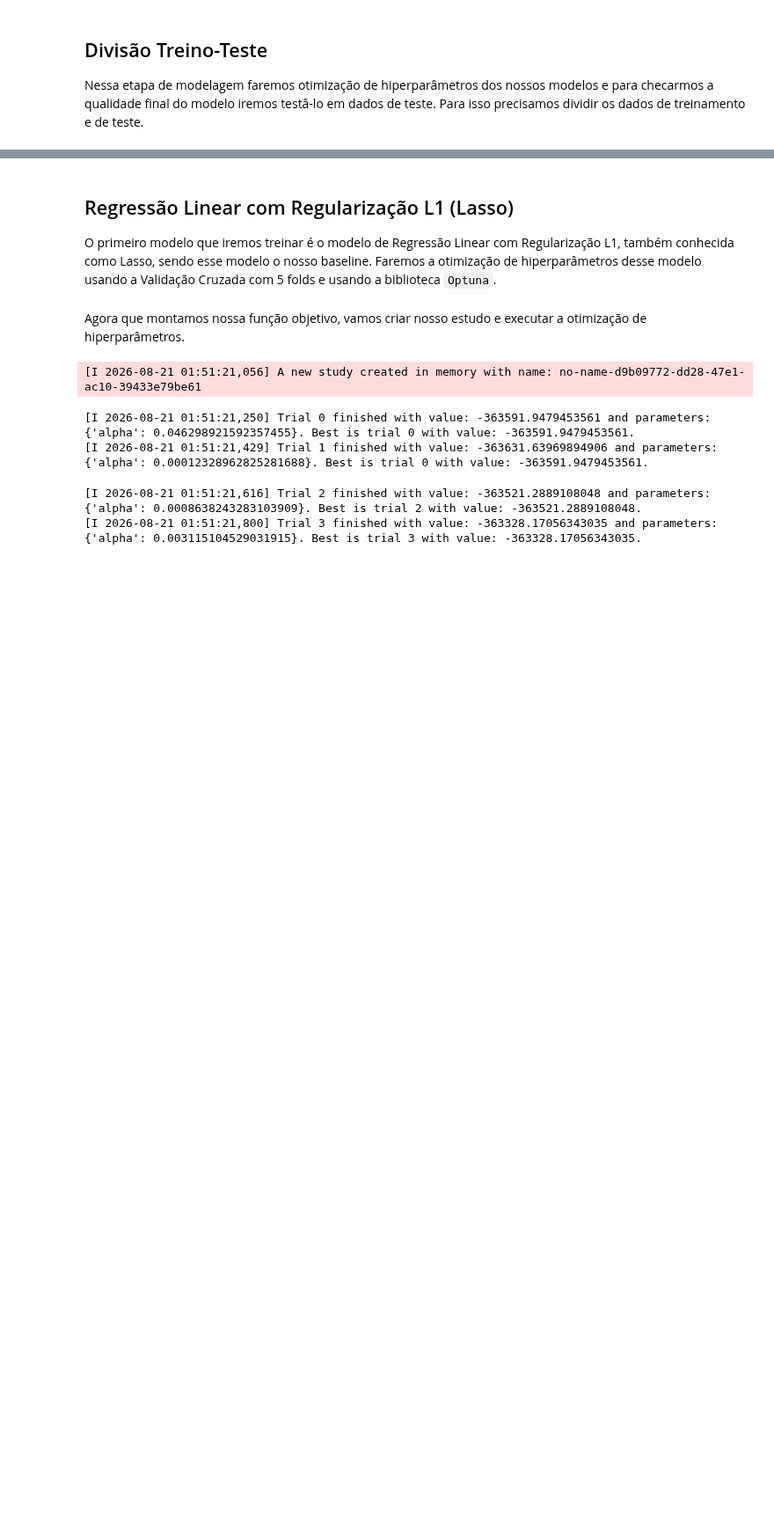
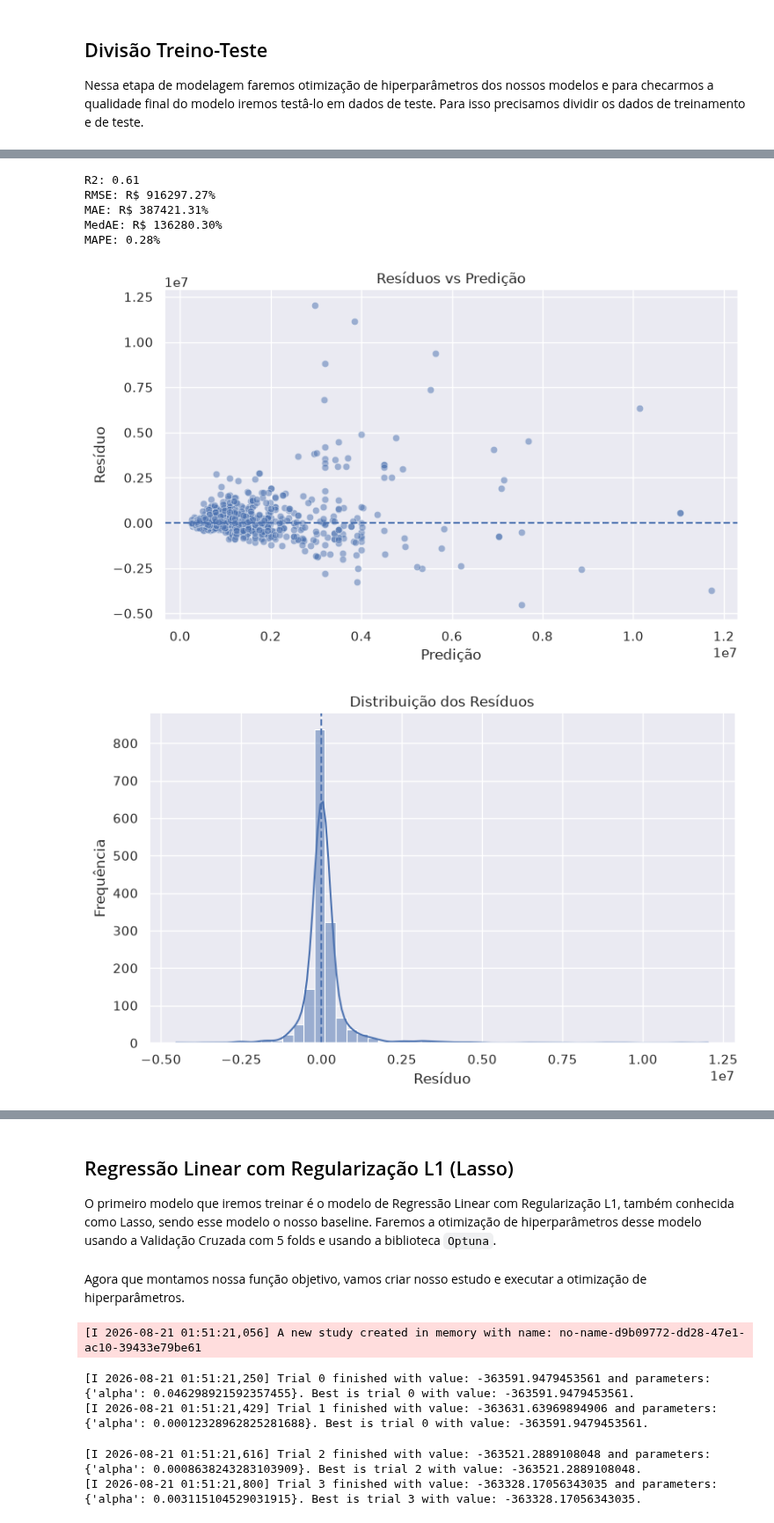
Before and after one commit to gauloish/meu-ape, a Jupyter notebook: notebooks/05_modeling.ipynb, the cells around one changed output, grey strips where cells are left out. Shown at 88% size. Drawn from its saved outputs; the diff is of its cells as text; code cells hidden in the pictures; blank space fills up the shorter version.

Commit message:
feat: improve hyperparameter optimisation and error/residual analysis

```diff
--- a/notebooks/05_modeling.ipynb
+++ b/notebooks/05_modeling.ipynb
@@ -15,6 +19,8 @@ import pandas as pd
 Agora, vamos carregar o dataset.
 # %%
 df = pd.read_parquet("../data/processed/03_processed.parquet")
+# %%
+df = df.convert_dtypes()
 # %%
 df.info()
 # %% [output]
@@ -65,6 +71,6 @@ random_state = 1667
 X_train, X_test, y_train, y_test = train_test_split(
     X,
     y,
-    train_size=0.7,
+    train_size=0.8,
     random_state=random_state,
 )
@@ -70,0 +478,27 @@ X_train, X_test, y_train, y_test = train_test_split(
+# %%
+discrete_columns = ["quartos", "banheiros", "vagas"]
+
+continuous_columns = (X_train
+    .drop(discrete_columns, axis="columns")
+    .select_dtypes(include=["Int64", "Float64"])
+    .columns
+    .to_list()
+)
+
+ordinal_columns = (X_train
+    .select_dtypes(include=["category"])
+    .columns
+    .to_list()
+)
+
+categorical_columns = (X_train
+    .select_dtypes(include="string")
+    .columns
+    .to_list()
+)
+
+boolean_columns = (X_train
+    .select_dtypes(include="boolean")
+    .columns
+    .to_list()
+)
@@ -70,0 +602,6 @@ X_train, X_test, y_train, y_test = train_test_split(
+# %%
+study = get_study(
+    get_pipeline=get_linear_regression_pipeline,
+    get_parameters=get_linear_regression_parameters,
+    n_trials=100
+)
@@ -70,0 +622,13 @@ X_train, X_test, y_train, y_test = train_test_split(
+# %%
+report_scores(get_linear_regression_pipeline, study)
+# %% [output]
+R2: 0.61
+RMSE: R$ 916297.27%
+MAE: R$ 387421.31%
+MedAE: R$ 136280.30%
+MAPE: 0.28%
+# %%
+linear_regression_error_df = get_residual_analysis(study, get_linear_regression_pipeline)
+# %% [output]
+[figure, added]
+[figure, added]
```
Also changed, not shown: parts of 14 cells of this notebook.
